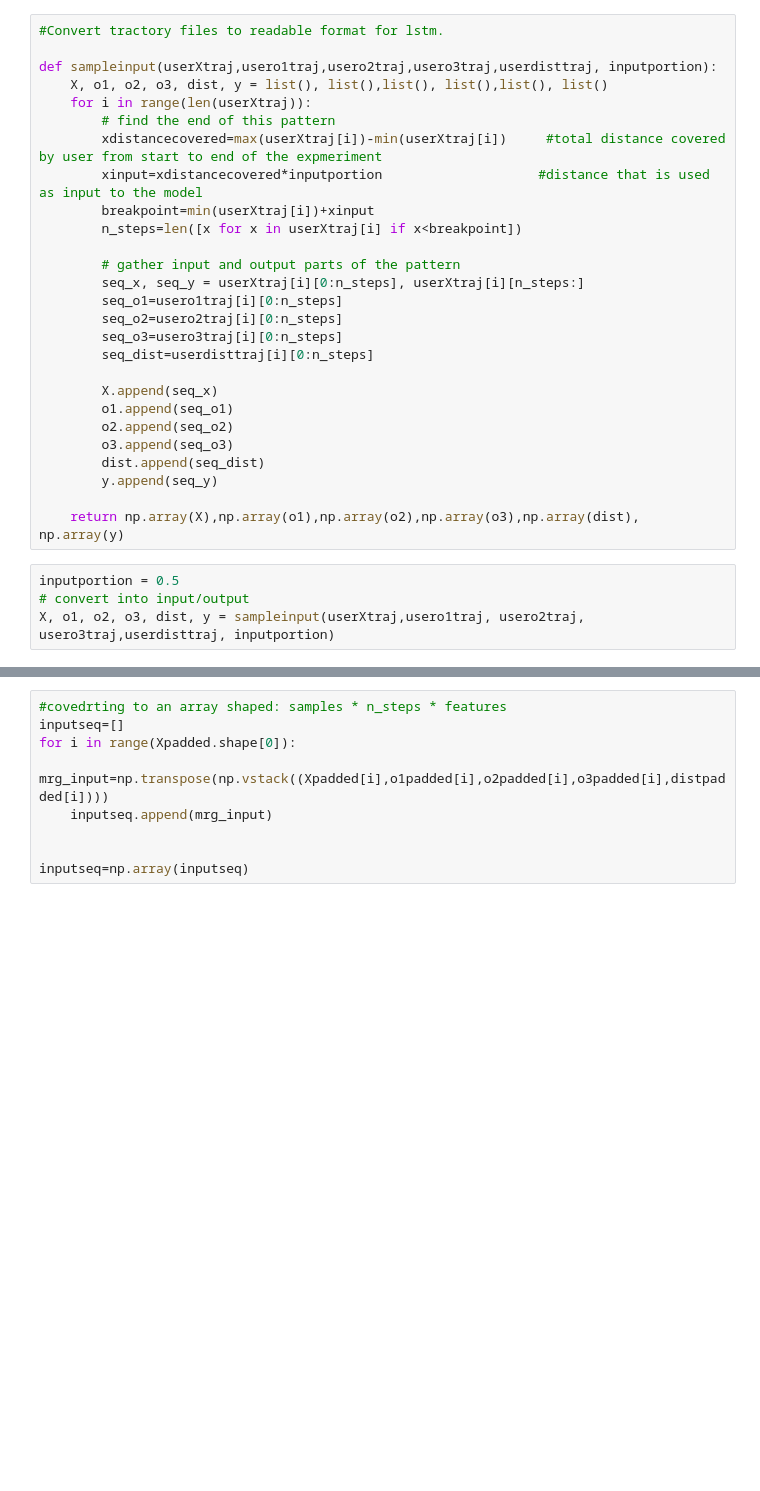
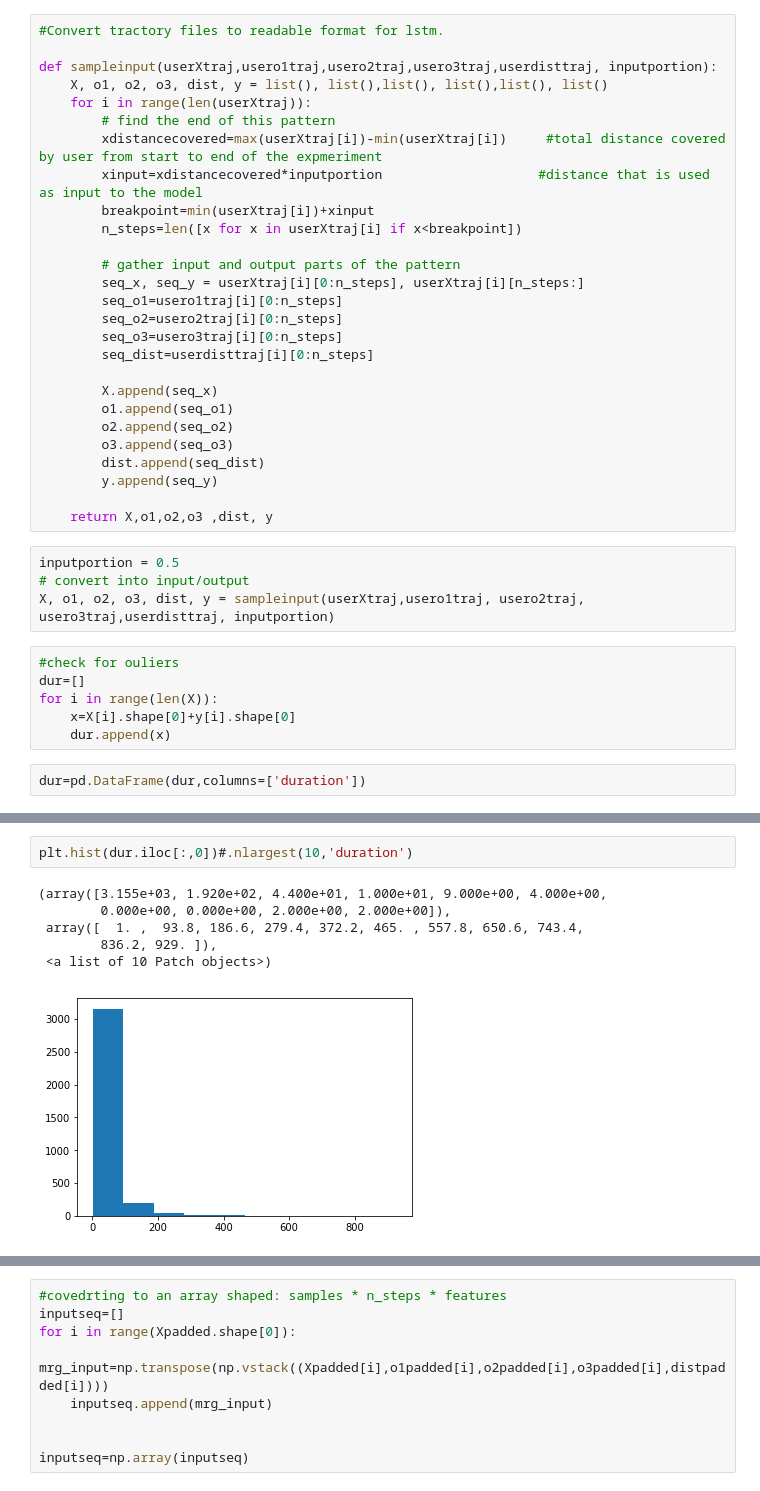
Before and after one commit to arashk1990/ProjectVR, a Jupyter notebook: DataCleaning.ipynb, the cells around one changed output, grey strips where cells are left out. Saved outputs shown, nothing was run; the diff lists cells and outputs as text; blank space fills up the shorter version.

```diff
--- a/DataCleaning.ipynb
+++ b/DataCleaning.ipynb
@@ -359,8 +377,16 @@ def sampleinput(userXtraj,usero1traj,usero2traj,usero3traj,userdisttraj, inputpo
         dist.append(seq_dist)
         y.append(seq_y)
 
-    return np.array(X),np.array(o1),np.array(o2),np.array(o3),np.array(dist), np.array(y)
+    return X,o1,o2,o3 ,dist, y
 # %%
 inputportion = 0.5
 # convert into input/output
 X, o1, o2, o3, dist, y = sampleinput(userXtraj,usero1traj, usero2traj, usero3traj,userdisttraj, inputportion)
+# %%
+#check for ouliers
+dur=[]
+for i in range(len(X)):
+    x=X[i].shape[0]+y[i].shape[0]
+    dur.append(x)
+# %%
+dur=pd.DataFrame(dur,columns=['duration'])
@@ -366,0 +405,9 @@ X, o1, o2, o3, dist, y = sampleinput(userXtraj,usero1traj, usero2traj, usero3tra
+# %%
+plt.hist(dur.iloc[:,0])#.nlargest(10,'duration')
+# %% [output]
+(array([3.155e+03, 1.920e+02, 4.400e+01, 1.000e+01, 9.000e+00, 4.000e+00,
+        0.000e+00, 0.000e+00, 2.000e+00, 2.000e+00]),
+ array([  1. ,  93.8, 186.6, 279.4, 372.2, 465. , 557.8, 650.6, 743.4,
+        836.2, 929. ]),
+ <a list of 10 Patch objects>)
+[figure, added]
```
Also changed, not shown: parts of 23 cells of this notebook.
